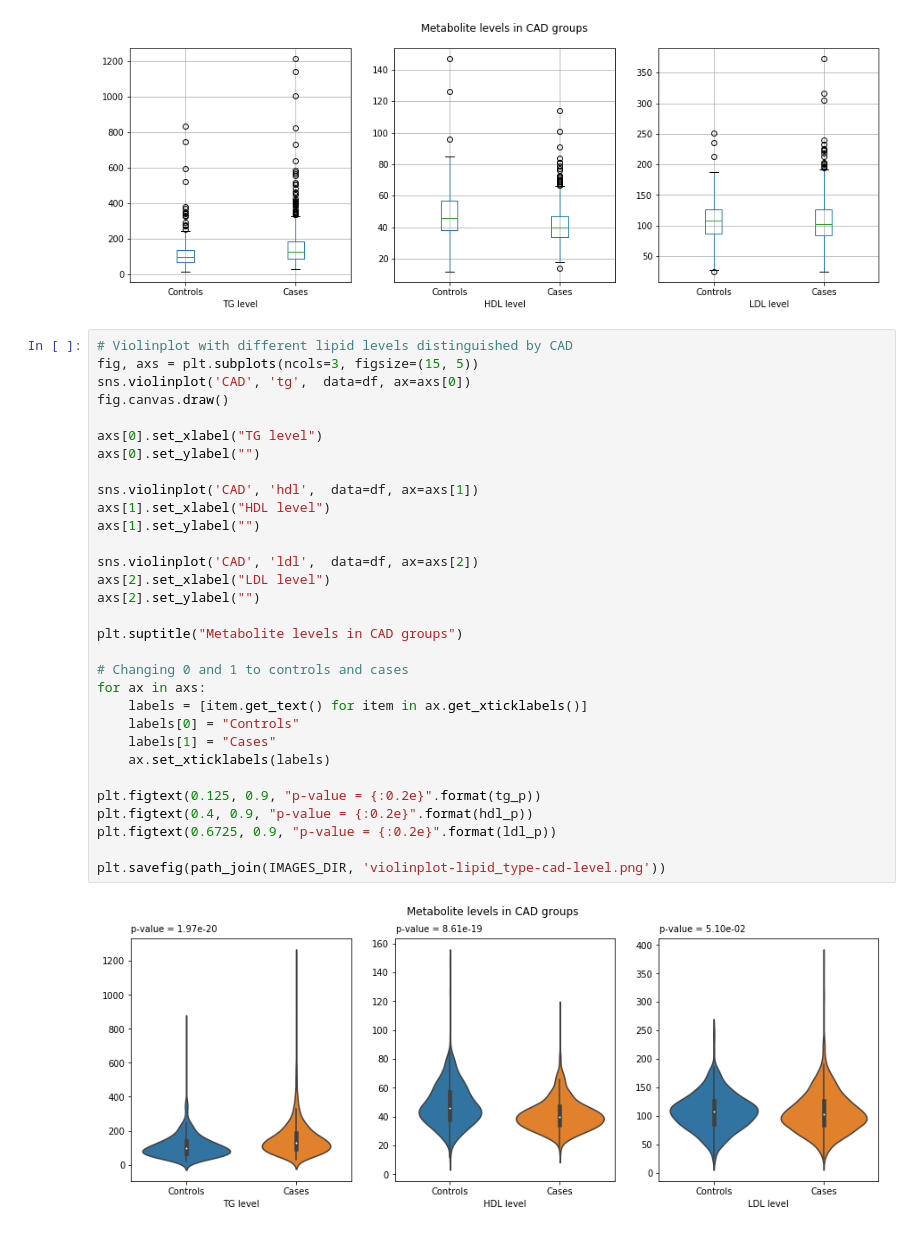
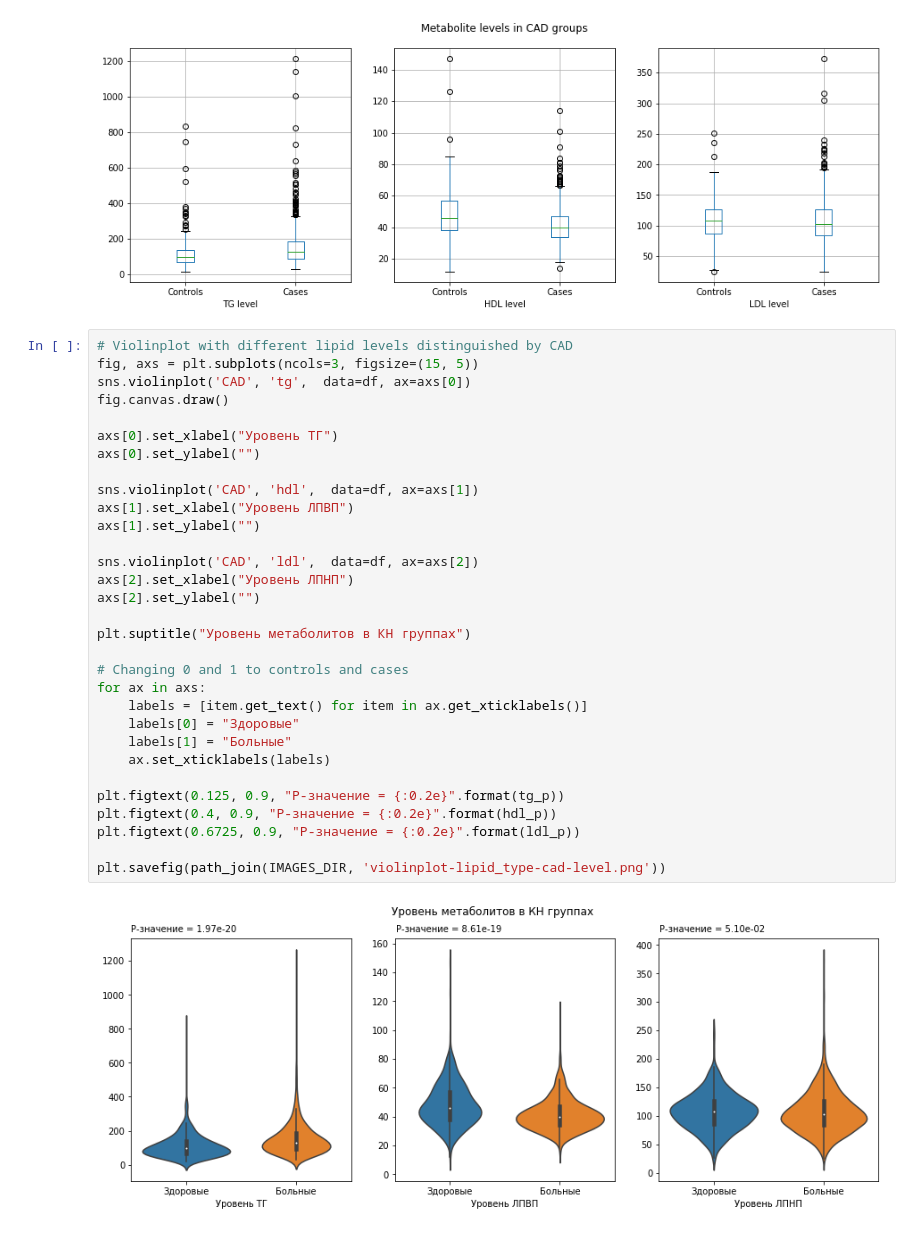
Before and after one commit to JediKnightChan/CAD-Research, a Jupyter notebook: main.ipynb, the cells around one changed output. Saved outputs shown, nothing was run; the diff lists cells and outputs as text.

```diff
--- a/main.ipynb
+++ b/main.ipynb
@@ -99,33 +99,33 @@ plt.savefig(path_join(IMAGES_DIR, 'boxplot-lipid_type-cad-level.png'))
 # %%
 # Violinplot with different lipid levels distinguished by CAD
 fig, axs = plt.subplots(ncols=3, figsize=(15, 5))
 sns.violinplot('CAD', 'tg',  data=df, ax=axs[0])
 fig.canvas.draw()
 
-axs[0].set_xlabel("TG level")
+axs[0].set_xlabel("Уровень ТГ")
 axs[0].set_ylabel("")
 
 sns.violinplot('CAD', 'hdl',  data=df, ax=axs[1])
-axs[1].set_xlabel("HDL level")
+axs[1].set_xlabel("Уровень ЛПВП")
 axs[1].set_ylabel("")
 
 sns.violinplot('CAD', 'ldl',  data=df, ax=axs[2])
-axs[2].set_xlabel("LDL level")
+axs[2].set_xlabel("Уровень ЛПНП")
 axs[2].set_ylabel("")
 
-plt.suptitle("Metabolite levels in CAD groups")
+plt.suptitle("Уровень метаболитов в КН группах")
 
 # Changing 0 and 1 to controls and cases
 for ax in axs:
     labels = [item.get_text() for item in ax.get_xticklabels()]
-    labels[0] = "Controls"
-    labels[1] = "Cases"
+    labels[0] = "Здоровые"
+    labels[1] = "Больные"
     ax.set_xticklabels(labels)
 
-plt.figtext(0.125, 0.9, "p-value = {:0.2e}".format(tg_p))
-plt.figtext(0.4, 0.9, "p-value = {:0.2e}".format(hdl_p))
-plt.figtext(0.6725, 0.9, "p-value = {:0.2e}".format(ldl_p))
+plt.figtext(0.125, 0.9, "P-значение = {:0.2e}".format(tg_p))
+plt.figtext(0.4, 0.9, "P-значение = {:0.2e}".format(hdl_p))
+plt.figtext(0.6725, 0.9, "P-значение = {:0.2e}".format(ldl_p))
 
 plt.savefig(path_join(IMAGES_DIR, 'violinplot-lipid_type-cad-level.png'))
 # %% [output]
-[figure, old version]
+[figure, new version]
```
Also changed, not shown: 28 other files.
